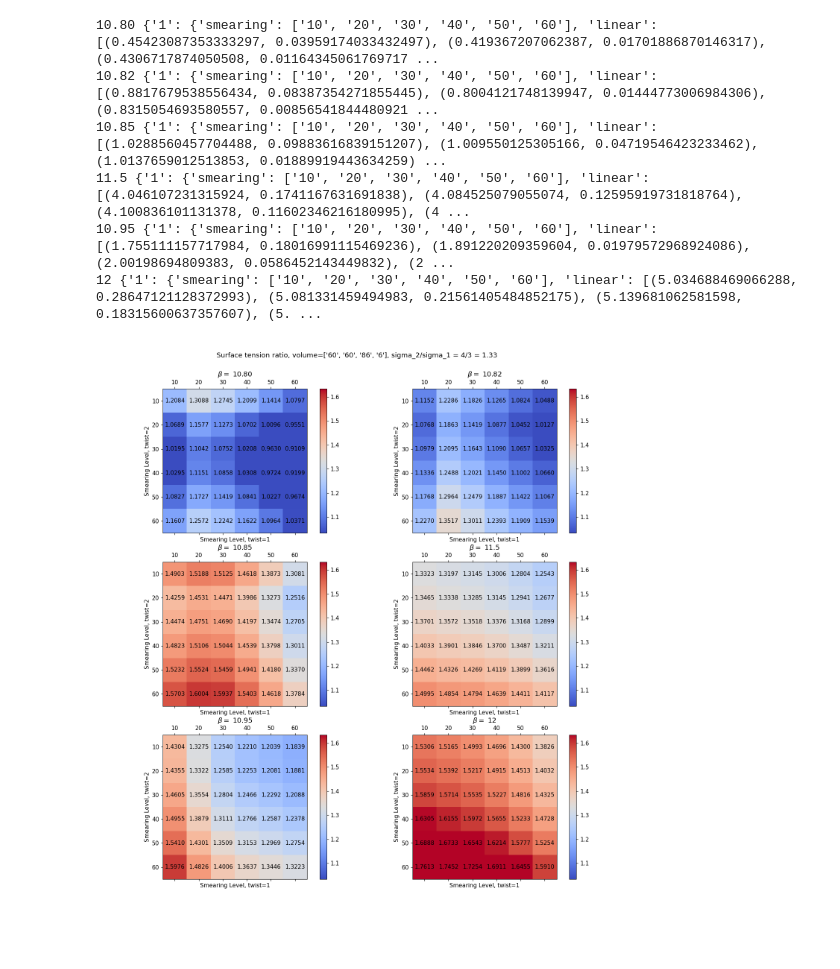
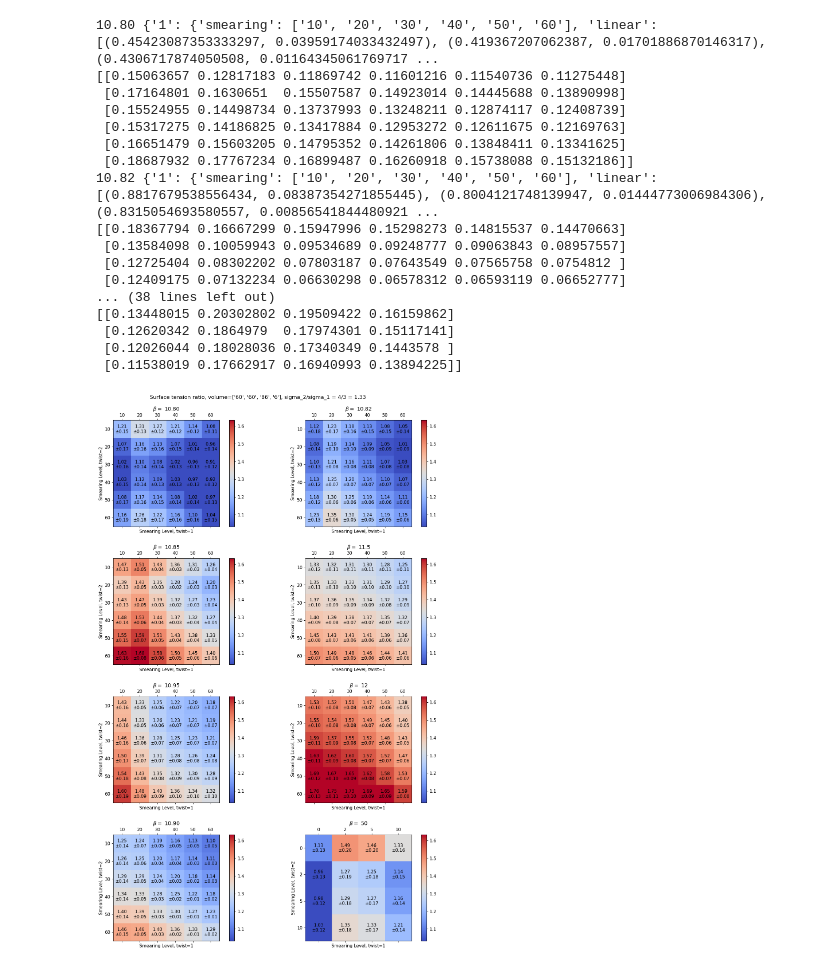
Before and after one commit to Haaaaron/SUN_twist_python_analysis, a Jupyter notebook: notebooks/SUN_surface_tension_smeared.ipynb, the cells around one changed output. Cells and saved outputs as stored; diff of their text form; code cells hidden in the pictures; blank space fills up the shorter version.

```diff
--- a/notebooks/SUN_surface_tension_smeared.ipynb
+++ b/notebooks/SUN_surface_tension_smeared.ipynb
@@ -17,3 +15,10 @@ surface_tensions = read_and_write.read_surface_tension_dict()
+# %%
+surface_tensions = read_and_write.read_surface_tension_dict()
+surface_tensions_big = read_and_write.read_surface_tension_dict(file_path="./Results/Surface_tension_smeared/Surface_tension_smeared_test_big_beta.txt")
+
+# Join the two dictionaries
+surface_tensions_combined = surface_tensions.copy()
+surface_tensions_combined.update(surface_tensions_big)
 # %%
 keys = list(surface_tensions.keys())
 for i,k in enumerate(keys):
@@ -34,10 +41,21 @@ beta-12-twist-2-60-60-86-6 index: 11
 # %%
-fourier_surface.surface_tension_ratios(surface_tensions,'1','2')
+fourier_surface.surface_tension_ratios(surface_tensions_combined,'1','2')
 # %% [output]
 10.80 {'1': {'smearing': ['10', '20', '30', '40', '50', '60'], 'linear': [(0.45423087353333297, 0.03959174033432497), (0.419367207062387, 0.01701886870146317), (0.4306717874050508, 0.01164345061769717 ...
+[[0.15063657 0.12817183 0.11869742 0.11601216 0.11540736 0.11275448]
+ [0.17164801 0.1630651  0.15507587 0.14923014 0.14445688 0.13890998]
+ [0.15524955 0.14498734 0.13737993 0.13248211 0.12874117 0.12408739]
+ [0.15317275 0.14186825 0.13417884 0.12953272 0.12611675 0.12169763]
+ [0.16651479 0.15603205 0.14795352 0.14261806 0.13848411 0.13341625]
+ [0.18687932 0.17767234 0.16899487 0.16260918 0.15738088 0.15132186]]
 10.82 {'1': {'smearing': ['10', '20', '30', '40', '50', '60'], 'linear': [(0.8817679538556434, 0.08387354271855445), (0.8004121748139947, 0.01444773006984306), (0.8315054693580557, 0.00856541844480921 ...
-10.85 {'1': {'smearing': ['10', '20', '30', '40', '50', '60'], 'linear': [(1.0288560457704488, 0.09883616839151207), (1.009550125305166, 0.04719546423233462), (1.0137659012513853, 0.01889919443634259) ...
-11.5 {'1': {'smearing': ['10', '20', '30', '40', '50', '60'], 'linear': [(4.046107231315924, 0.1741167631691838), (4.084525079055074, 0.12595919731818764), (4.100836101131378, 0.11602346216180995), (4 ...
-10.95 {'1': {'smearing': ['10', '20', '30', '40', '50', '60'], 'linear': [(1.755111157717984, 0.18016991115469236), (1.891220209359604, 0.01979572968924086), (2.00198694809383, 0.0586452143449832), (2 ...
-12 {'1': {'smearing': ['10', '20', '30', '40', '50', '60'], 'linear': [(5.034688469066288, 0.28647121128372993), (5.081331459494983, 0.21561405484852175), (5.139681062581598, 0.18315600637357607), (5. ...
+[[0.18367794 0.16667299 0.15947996 0.15298273 0.14815537 0.14470663]
+ [0.13584098 0.10059943 0.09534689 0.09248777 0.09063843 0.08957557]
+ [0.12725404 0.08302202 0.07803187 0.07643549 0.07565758 0.0754812 ]
+ [0.12409175 0.07132234 0.06630298 0.06578312 0.06593119 0.06652777]
+... (38 lines left out)
+[[0.13448015 0.20302802 0.19509422 0.16159862]
+ [0.12620342 0.1864979  0.17974301 0.15117141]
+ [0.12026044 0.18028036 0.17340349 0.1443578 ]
+ [0.11538019 0.17662917 0.16940993 0.13894225]]
-[figure, old version]
+[figure, new version]
```
Also changed, not shown: parts of 4 cells of this notebook, 25 other files.
